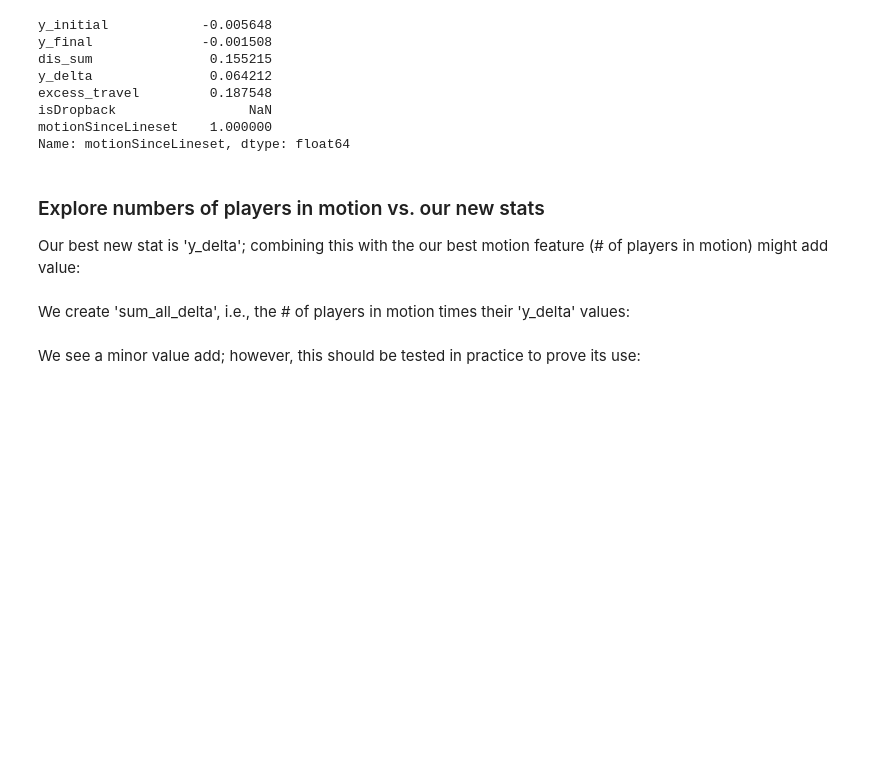
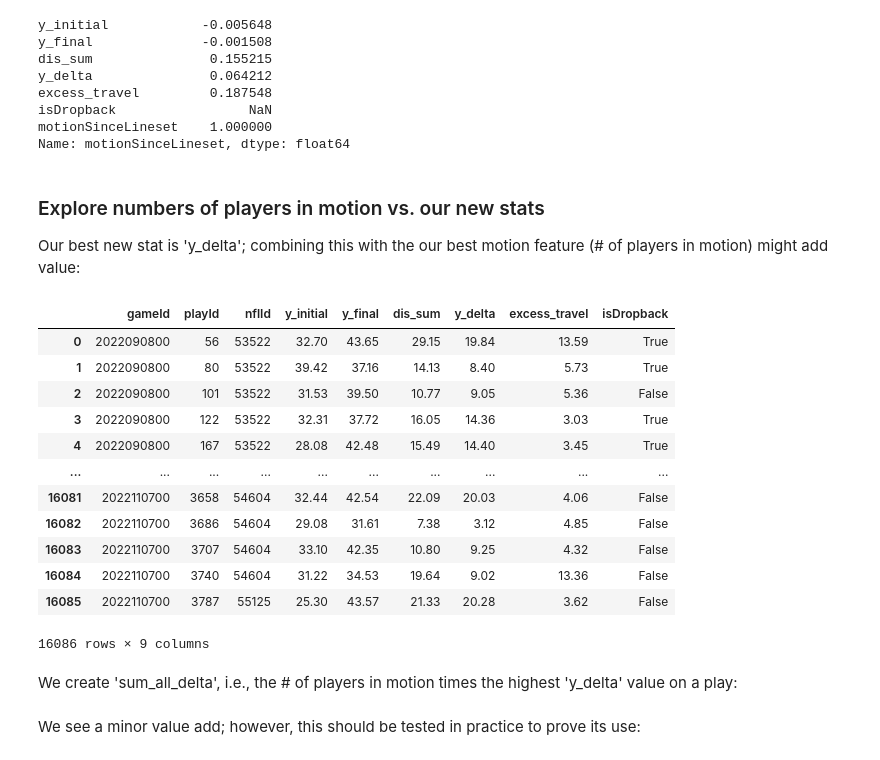
Before and after one commit to meagvo/NFL_BDB2025, a Jupyter notebook: relative_motion_distance_eda_nov_26.ipynb, the cells around one changed output. Saved outputs shown, nothing was run; the diff lists cells and outputs as text; code cells hidden in the pictures; blank space fills up the shorter version.

```diff
--- a/relative_motion_distance_eda_nov_26.ipynb
+++ b/relative_motion_distance_eda_nov_26.ipynb
@@ -55,8 +55,7 @@ off_grp.sample(3)
 # %% [markdown]
 Incorporate 'motionSinceLineset' feature:
 # %%
-og_merge = off_grp.merge(df_player_play[['gameId','playId','nflId','motionSinceLineset']],how='left')
-og_merge.head(3)
+og_merge = off_grp.merge(df_player_play[['gameId','playId','nflId','motionSinceLineset']],how='left').head(3)
 # %% [output]
 |  | gameId | playId | nflId | y_initial | y_final | dis_sum | y_delta | excess_travel | motionSinceLineset |
 | 0 | 2022090800 | 56 | 35472 | 29.51 | 28.13 | 4.45 | 1.38 | 3.07 | False |
@@ -162,4 +161,4 @@ motion_play = og_merge.groupby(['gameId','playId']).max().reset_index()
 # %% [markdown]
 Add in flag for pass:
 # %%
-motion_db = motion_play.merge(df_plays[['gameId','playId','isDropback']]).drop(columns=['motionSinceLineset'])
+motion_db = motion_play.merge(df_plays[['gameId','playId','isDropback']],how='left').drop(columns=['motionSinceLineset'])
@@ -261,8 +257,24 @@ Our best new stat is 'y_delta'; combining this with the our best motion feature
 # %%
 motion_count_df = og_filled.groupby(['gameId','playId'])['motionSinceLineset'].sum().reset_index()
 motion_counted = motion_db.merge(motion_count_df,how='left',on=['gameId','playId'])
+# %%
+motion_db
+# %% [output]
+|  | gameId | playId | nflId | y_initial | y_final | dis_sum | y_delta | excess_travel | isDropback |
+| 0 | 2022090800 | 56 | 53522 | 32.70 | 43.65 | 29.15 | 19.84 | 13.59 | True |
+| 1 | 2022090800 | 80 | 53522 | 39.42 | 37.16 | 14.13 | 8.40 | 5.73 | True |
+| 2 | 2022090800 | 101 | 53522 | 31.53 | 39.50 | 10.77 | 9.05 | 5.36 | False |
+| 3 | 2022090800 | 122 | 53522 | 32.31 | 37.72 | 16.05 | 14.36 | 3.03 | True |
+| 4 | 2022090800 | 167 | 53522 | 28.08 | 42.48 | 15.49 | 14.40 | 3.45 | True |
+| ... | ... | ... | ... | ... | ... | ... | ... | ... | ... |
+| 16081 | 2022110700 | 3658 | 54604 | 32.44 | 42.54 | 22.09 | 20.03 | 4.06 | False |
+| 16082 | 2022110700 | 3686 | 54604 | 29.08 | 31.61 | 7.38 | 3.12 | 4.85 | False |
+| 16083 | 2022110700 | 3707 | 54604 | 33.10 | 42.35 | 10.80 | 9.25 | 4.32 | False |
+| 16084 | 2022110700 | 3740 | 54604 | 31.22 | 34.53 | 19.64 | 9.02 | 13.36 | False |
+| 16085 | 2022110700 | 3787 | 55125 | 25.30 | 43.57 | 21.33 | 20.28 | 3.62 | False |
+16086 rows × 9 columns
 # %% [markdown]
-We create 'sum_all_delta', i.e., the # of players in motion times their 'y_delta' values:
+We create 'sum_all_delta', i.e., the # of players in motion times the highest 'y_delta' value on a play:
 # %%
 motion_counted['motionSinceLineset'] = motion_counted['motionSinceLineset'].astype(float)
 motion_counted['sum_all_delta'] = motion_counted['motionSinceLineset']*motion_counted['y_delta']
```
Also changed, not shown: parts of 12 cells of this notebook, 4 other files.
